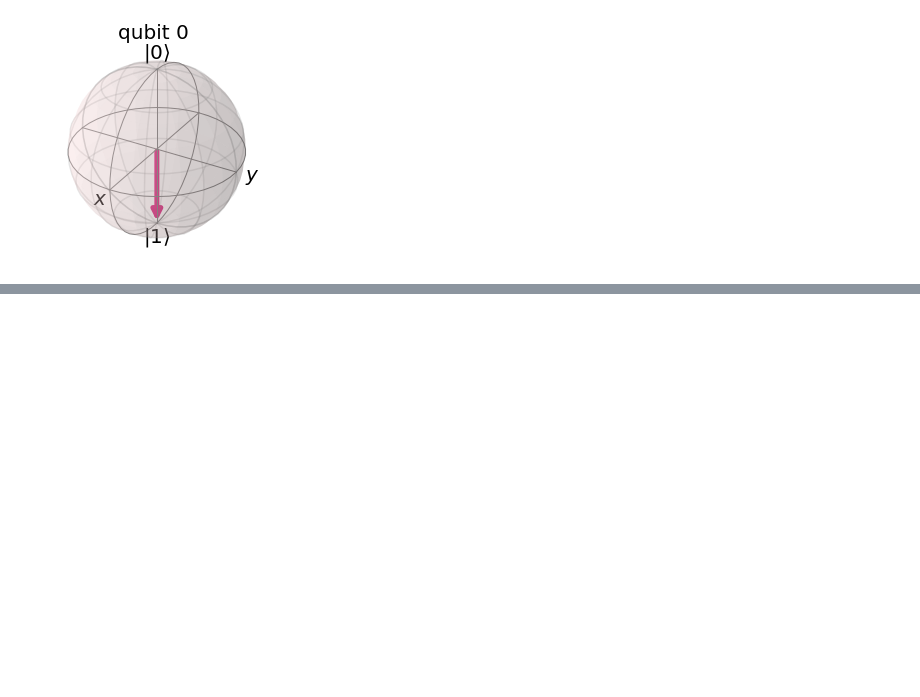
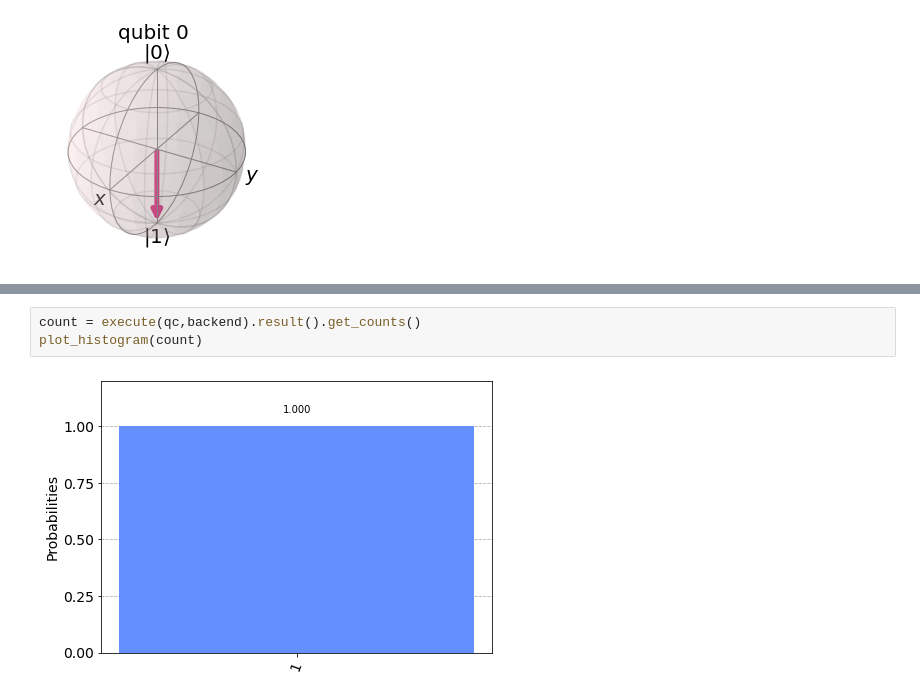
Before and after one commit to vinlegend1/qsikit-chapter-runthroughs, a Jupyter notebook: single-qubit-gates.ipynb, the cells around one changed output, grey strips where cells are left out. Drawn from its saved outputs; the diff is of its cells as text; blank space fills up the shorter version.

```diff
--- a/single-qubit-gates.ipynb
+++ b/single-qubit-gates.ipynb
@@ -31,0 +62,5 @@ plot_bloch_multivector(out)
+# %%
+count = execute(qc,backend).result().get_counts()
+plot_histogram(count)
+# %% [output]
+[figure, added]
```
Also changed, not shown: parts of 19 cells of this notebook, 25 other files.
